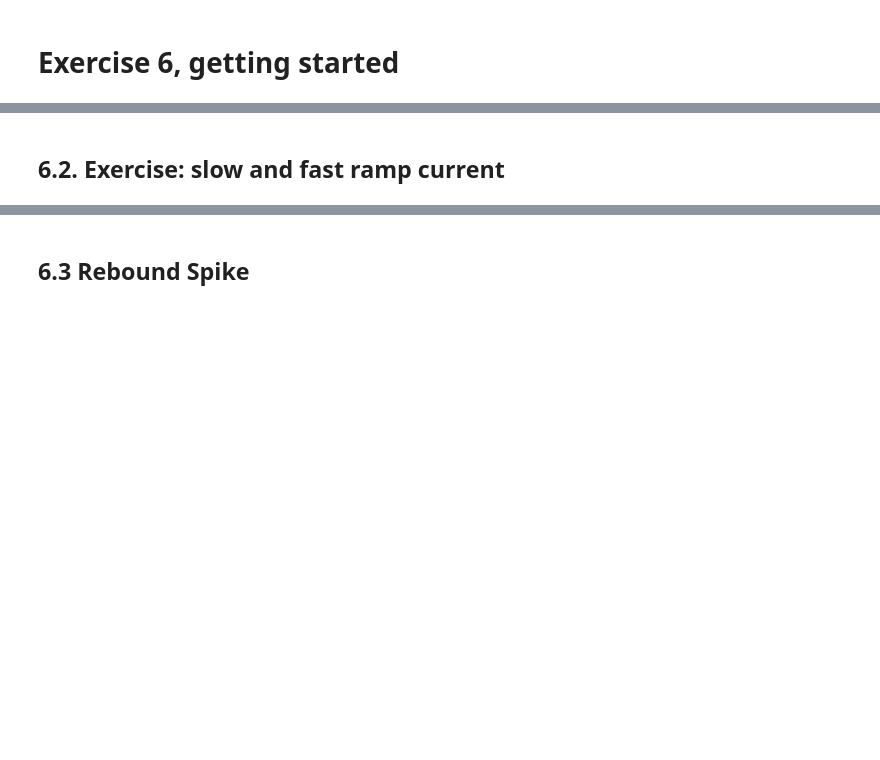
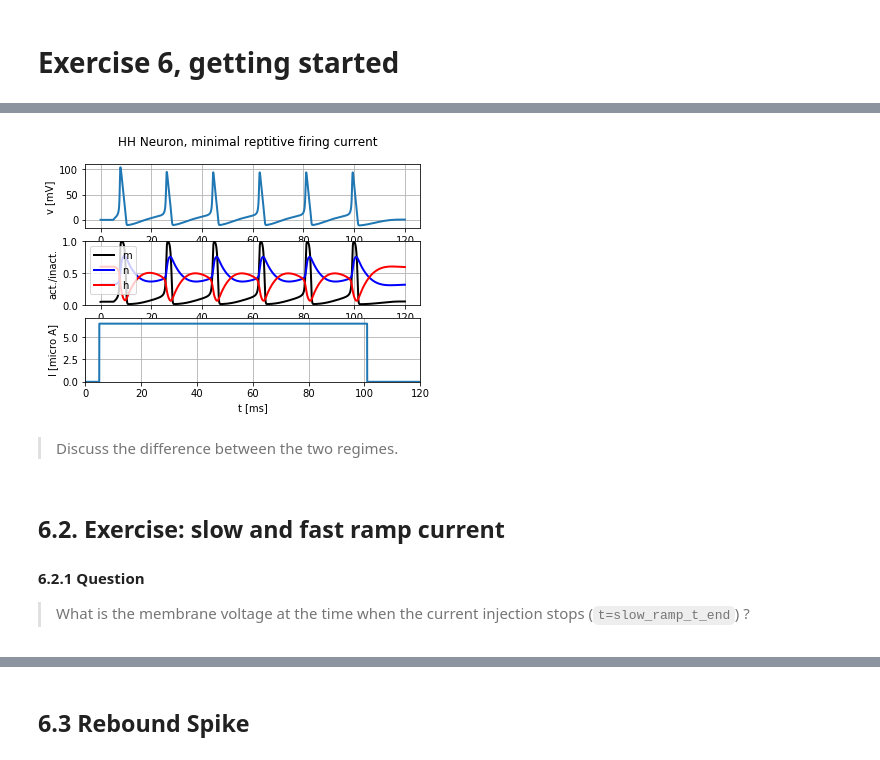
Before and after one commit to TristanBesson/bmnn, a Jupyter notebook: Ex6_Dylan_Bourgeois_224797.ipynb, the cells around one changed output, grey strips where cells are left out. Drawn from its saved outputs; the diff is of its cells as text; code cells hidden in the pictures; blank space fills up the shorter version.

````diff
--- a/Ex6_Dylan_Bourgeois_224797.ipynb
+++ b/Ex6_Dylan_Bourgeois_224797.ipynb
@@ -50,2 +69,16 @@ WARNING    Cannot use weave, a test compilation failed: invalid load key, 'x'. (
+# %%
+I_min_repetitive = 6.5 * b2.uA # Minimal input current to generate repetitive firing
+# %%
+current = input_factory.get_step_current(5, 100, b2.ms, I_min_repetitive)
+state_monitor = HH.simulate_HH_neuron(current, 120 * b2.ms)
+HH.plot_data(state_monitor, title="HH Neuron, minimal reptitive firing current")
+# %% [output]
+[figure, added]
+# %% [markdown]
+> Discuss the difference between the two regimes.
 # %% [markdown]
 ## 6.2. Exercise: slow and fast ramp current
+
+#### 6.2.1 Question
+
+> What is the membrane voltage at the time when the current injection stops (```t=slow_ramp_t_end```) ?
````
Also changed, not shown: parts of 31 cells of this notebook.
